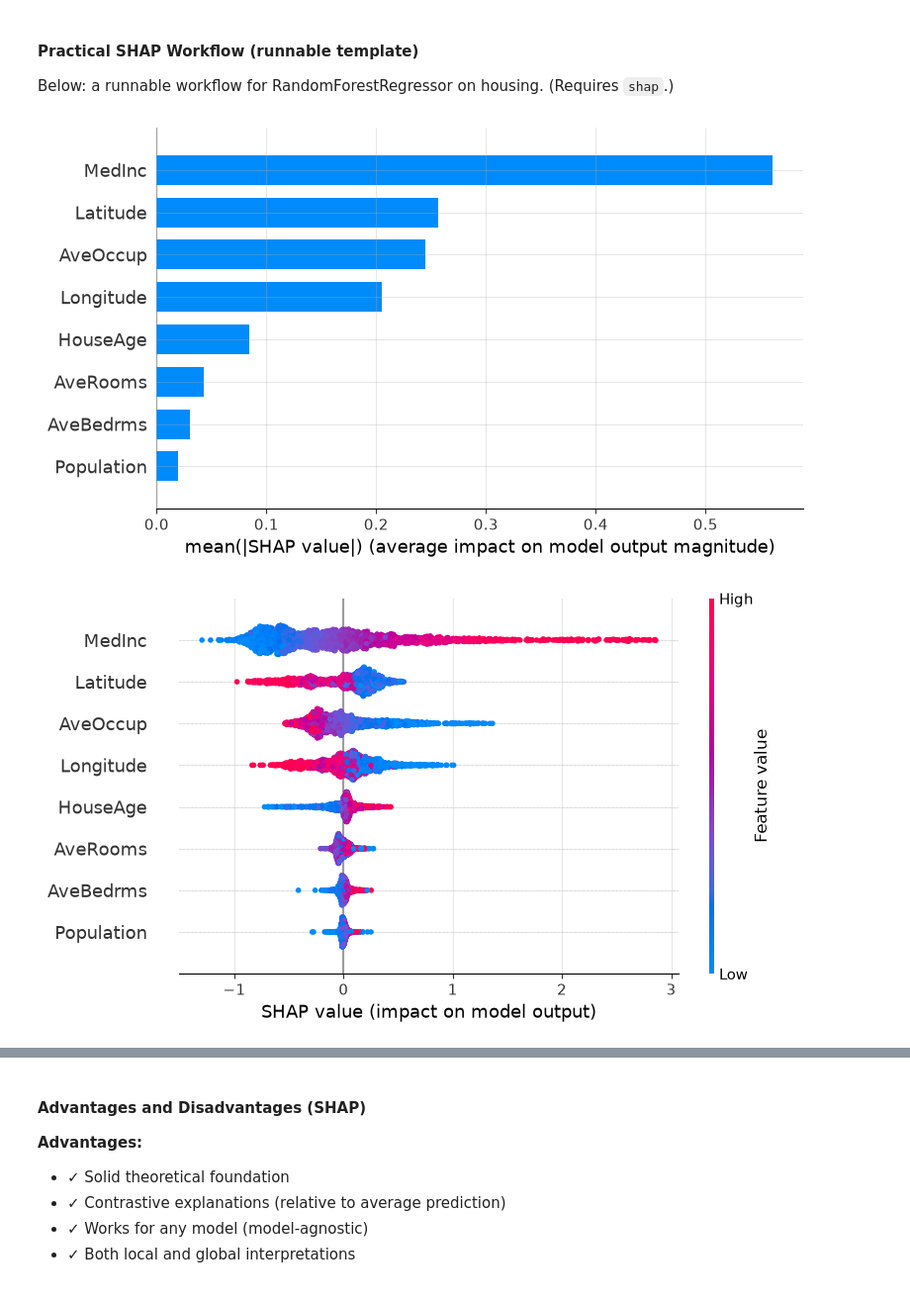
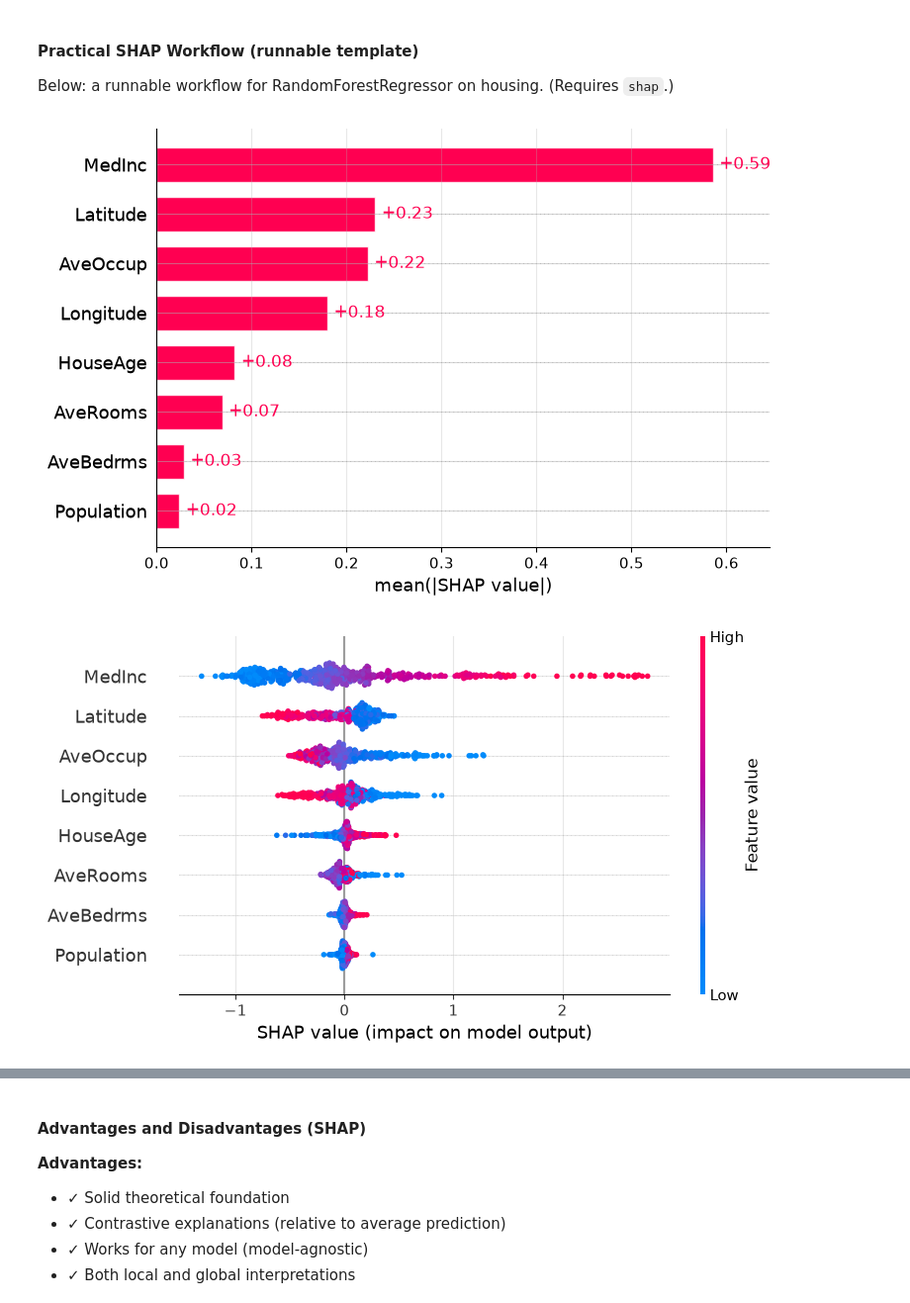
Before and after one commit to cambridge-FDS/fun_ds, a Jupyter notebook: docs/lectures/lecture_8.ipynb, the cells around one changed output, grey strips where cells are left out. Shown at 99% size. Drawn from its saved outputs; the diff is of its cells as text; code cells hidden in the pictures.

```diff
--- a/docs/lectures/lecture_8.ipynb
+++ b/docs/lectures/lecture_8.ipynb
@@ -301,26 +301,28 @@ We'll prepare datasets and baseline models used in the runnable examples below.
 # %%
 import matplotlib.pyplot as plt
 import numpy as np
-import pandas as pd
-from sklearn.datasets import fetch_california_housing
 from sklearn.ensemble import RandomForestRegressor
 from sklearn.linear_model import LinearRegression
 from sklearn.model_selection import train_test_split
 
+from fun_ds.data import load_california_housing
 from fun_ds.plotting import set_lecture_style
 
 set_lecture_style()
 
-np.random.seed(42)
+# A local Generator instead of np.random.seed(): seeding the *global* RNG is
+# deprecated in NumPy 2.x and silently affects every library that uses it.
+rng = np.random.default_rng(42)
 
-# California Housing (regression)
-housing = fetch_california_housing()
-X = pd.DataFrame(housing.data, columns=housing.feature_names)
-y = pd.Series(housing.target, name="MedHouseVal")
+# California Housing (regression) — the same data as in every lecture
+df = load_california_housing()
+X = df.drop(columns="MedHouseVal")
+y = df["MedHouseVal"]
 
-# Subsample for speed (optional)
+# Subsample for speed (optional): the interpretation methods below call
+# model.predict many times, so 12k rows keep the notebook responsive.
 if len(X) > 12000:
-    idx = np.random.choice(len(X), size=12000, replace=False)
+    idx = rng.choice(len(X), size=12000, replace=False)
     X = X.iloc[idx].reset_index(drop=True)
     y = y.iloc[idx].reset_index(drop=True)
 
@@ -1413,24 +1550,31 @@ Below: a runnable workflow for RandomForestRegressor on housing. (Requires `shap
 # %%
 # Practical SHAP workflow on housing RF (optional)
 try:
     import shap
 except ImportError:
-    print("SHAP is not installed. Install with: pip install shap")
+    print(
+        "shap not found - it is part of the course pixi environment; run `pixi install`."
+    )
 else:
+    # No background data => shap uses "tree_path_dependent" (observational)
+    # Shapley values. Pass e.g. data=X_train.sample(100) for interventional ones.
     explainer = shap.TreeExplainer(model)
-    # Use the Explanation API (shap >= 0.40): returns values + base_values together
-    shap_explanation = explainer(X_test)
+    # TreeSHAP on a deep forest costs ~0.1 s per row; 500 rows suffice for plots
+    X_shap = X_test.sample(n=500, random_state=42)
+    # Explanation API: values + base_values + data in one object
+    shap_explanation = explainer(X_shap)
 
-    # Global importance — bar summary
-    shap.summary_plot(shap_explanation.values, X_test, plot_type="bar")
-    # Beeswarm (distribution)
-    shap.summary_plot(shap_explanation.values, X_test)
+    # Global importance — mean |SHAP| per feature
+    shap.plots.bar(shap_explanation)
+    # Beeswarm: one dot per house, coloured by the feature value
+    shap.plots.beeswarm(shap_explanation)
 
-    # Per-instance waterfall for the first test observation
+    # Local: waterfall for a single house (base value -> prediction)
     shap.plots.waterfall(shap_explanation[0])
 
-    # Dependence plot: how MedInc SHAP value varies across the data
-    shap.dependence_plot("MedInc", shap_explanation.values, X_test)
+    # Dependence plot: how the MedInc SHAP value varies with MedInc
+    # (colour = the feature it interacts with most strongly)
+    shap.plots.scatter(shap_explanation[:, "MedInc"], color=shap_explanation)
 # %% [output]
-[figure, old version]
+[figure, new version]
-[figure, old version]
+[figure, new version]
```
Also changed, not shown: parts of 53 cells of this notebook, 36 other files.
